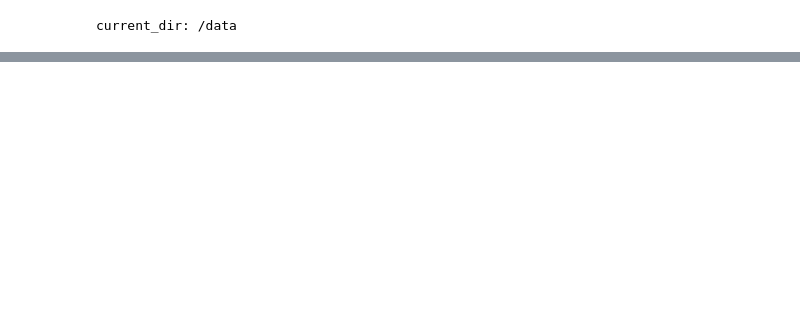
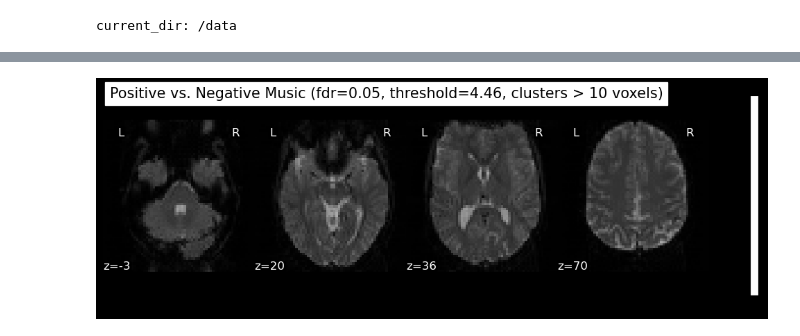
Before and after one commit to gdederichs/NSSP_project_1, a Jupyter notebook: design_matrix.ipynb, the cells around one changed output, grey strips where cells are left out. Drawn from its saved outputs; the diff is of its cells as text; code cells hidden in the pictures; blank space fills up the shorter version.

```diff
--- a/design_matrix.ipynb
+++ b/design_matrix.ipynb
@@ -80,0 +119,19 @@ plt.show()
+# %%
+z_map = fmri_glm.compute_contrast(pos_vs_neg, output_type='z_score')
+fdr_rate, cluster_size = 0.05, 10
+clean_map, threshold = threshold_stats_img(z_map,
+                                           alpha=fdr_rate,
+                                           height_control='fdr',
+                                           cluster_threshold=cluster_size)
+
+mean_img_ = mean_img(fmri_img),
+plot_stat_map(clean_map,
+              bg_img=mean_img_[0],
+              threshold=threshold,
+              display_mode='z',
+              cut_coords=[-3,20,36,70],
+              black_bg=True,
+              title='Positive vs. Negative Music (fdr={}, threshold={:.2f}, clusters > {} voxels)'.format(fdr_rate, threshold, cluster_size))
+plt.show()
+# %% [output]
+[figure, added]
```
Also changed, not shown: parts of 8 cells of this notebook.
